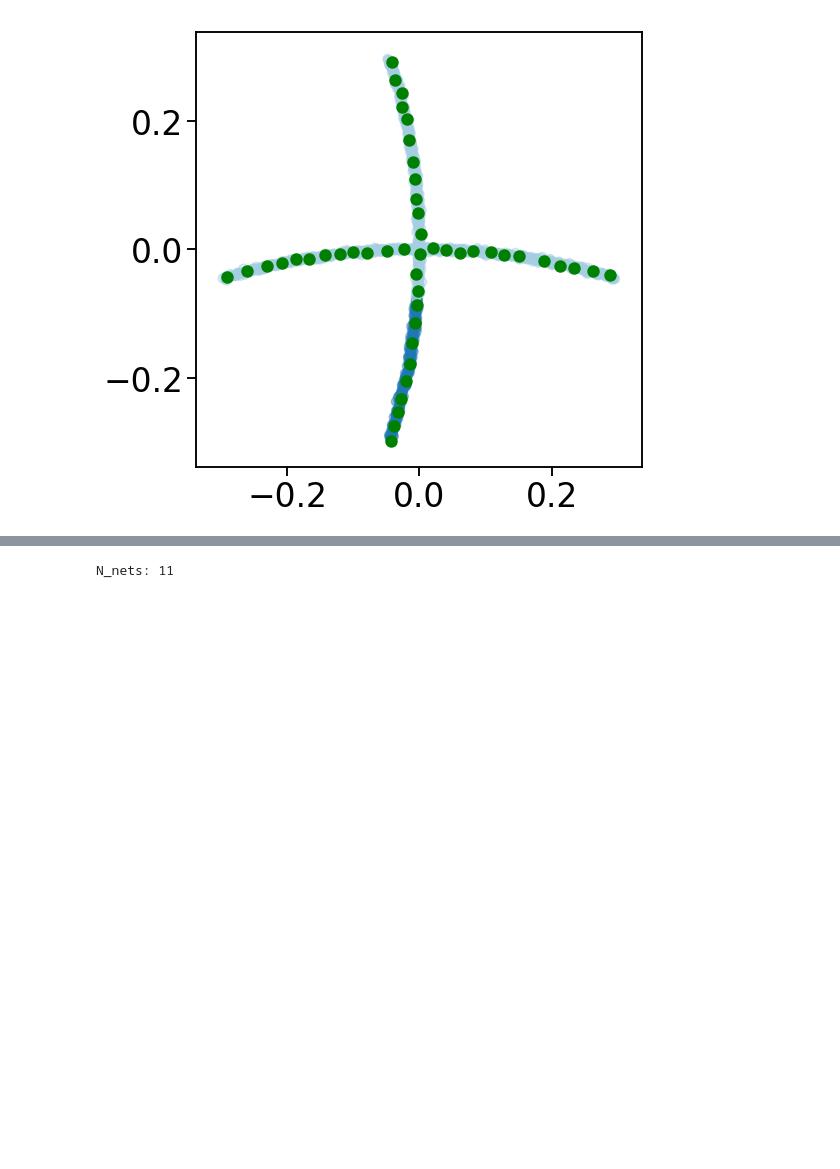
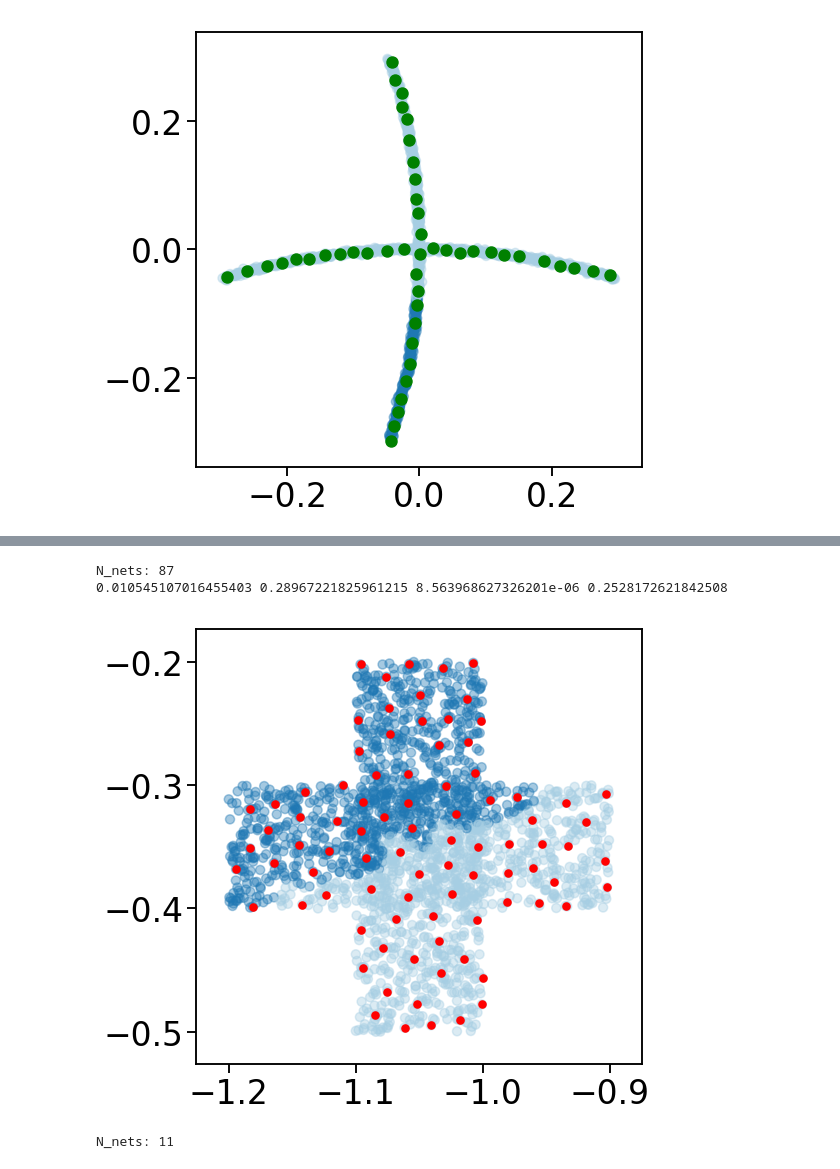
Before and after one commit to saketkc/EE-546-project, a Jupyter notebook: notebooks/04.local-PCA-spectralClustering.ipynb, the cells around one changed output, grey strips where cells are left out. Drawn from its saved outputs; the diff is of its cells as text; code cells hidden in the pictures; blank space fills up the shorter version.

```diff
--- a/notebooks/04.local-PCA-spectralClustering.ipynb
+++ b/notebooks/04.local-PCA-spectralClustering.ipynb
@@ -205,3 +206,11 @@ N_nets: 11
+# %%
+np.random.seed(42)
+radius = 0.02
+do_clustering(X, d, radius, plot_centers=True, eta=0.45, eps=0.3)
+# %% [output]
+N_nets: 87
+0.010545107016455403 0.28967221825961215 8.563968627326201e-06 0.2528172621842508
+[figure, added]
 # %%
 do_clustering(X, d, radius, plot_centers=True)
 # %% [output]
```
Also changed, not shown: parts of 2 cells of this notebook, 1 other file.
